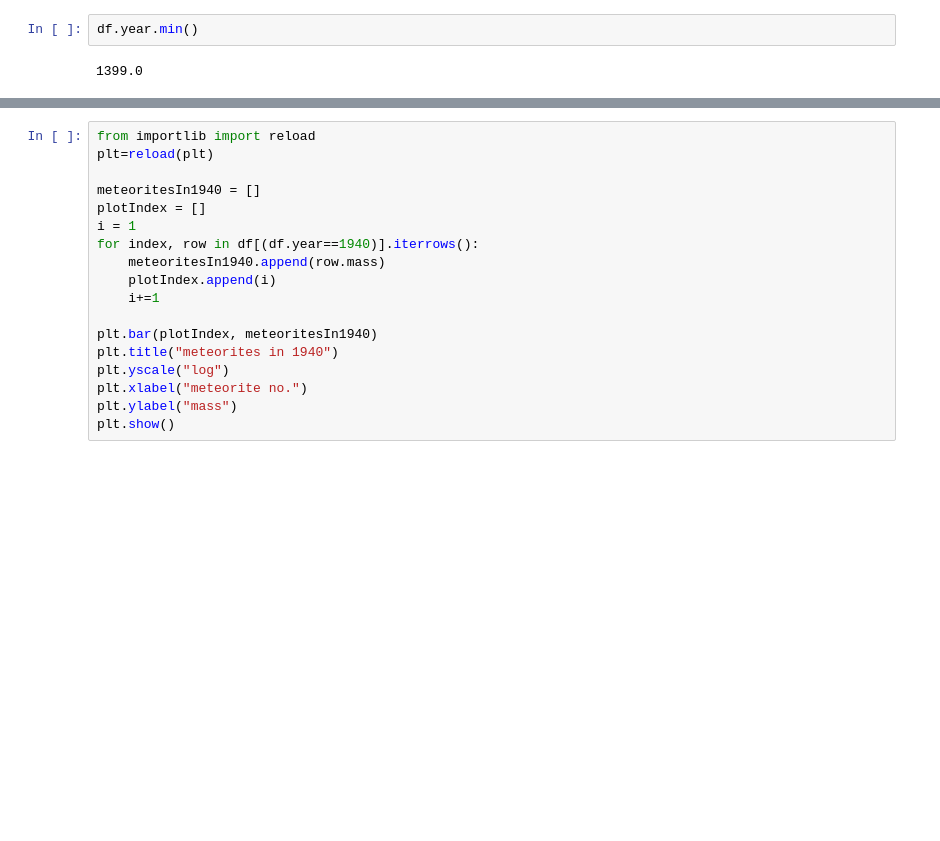
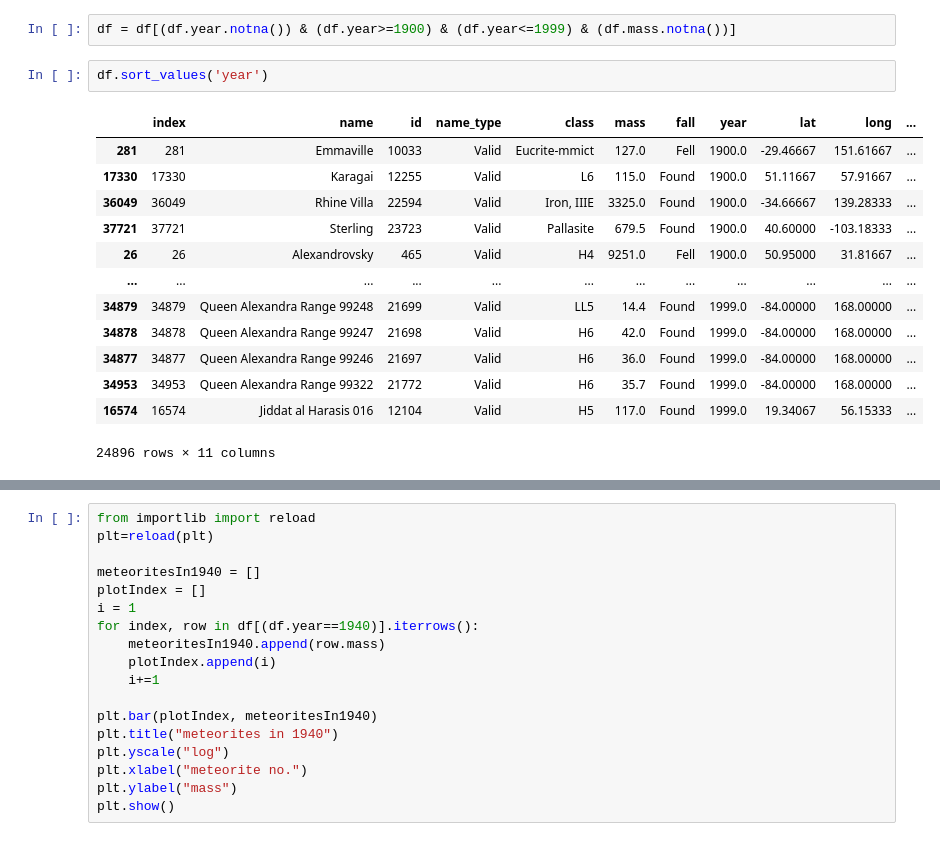
Before and after one commit to lexiestence/lexiestence.github.io, a Jupyter notebook: python/project/experimental.ipynb, the cells around one changed output, grey strips where cells are left out. Cells and saved outputs as stored; diff of their text form; blank space fills up the shorter version.

```diff
--- a/python/project/experimental.ipynb
+++ b/python/project/experimental.ipynb
@@ -17,4 +15,18 @@ df = df.drop(df[df.year<1000].index)
+# %%
+df = df[(df.year.notna()) & (df.year>=1900) & (df.year<=1999) & (df.mass.notna())]
 # %%
-df.year.min()
+df.sort_values('year')
 # %% [output]
+|  | index | name | id | name_type | class | mass | fall | year | lat | long | ... |
+| 281 | 281 | Emmaville | 10033 | Valid | Eucrite-mmict | 127.0 | Fell | 1900.0 | -29.46667 | 151.61667 | ... |
+| 17330 | 17330 | Karagai | 12255 | Valid | L6 | 115.0 | Found | 1900.0 | 51.11667 | 57.91667 | ... |
+| 36049 | 36049 | Rhine Villa | 22594 | Valid | Iron, IIIE | 3325.0 | Found | 1900.0 | -34.66667 | 139.28333 | ... |
+| 37721 | 37721 | Sterling | 23723 | Valid | Pallasite | 679.5 | Found | 1900.0 | 40.60000 | -103.18333 | ... |
+| 26 | 26 | Alexandrovsky | 465 | Valid | H4 | 9251.0 | Fell | 1900.0 | 50.95000 | 31.81667 | ... |
+| ... | ... | ... | ... | ... | ... | ... | ... | ... | ... | ... | ... |
+| 34879 | 34879 | Queen Alexandra Range 99248 | 21699 | Valid | LL5 | 14.4 | Found | 1999.0 | -84.00000 | 168.00000 | ... |
+| 34878 | 34878 | Queen Alexandra Range 99247 | 21698 | Valid | H6 | 42.0 | Found | 1999.0 | -84.00000 | 168.00000 | ... |
+| 34877 | 34877 | Queen Alexandra Range 99246 | 21697 | Valid | H6 | 36.0 | Found | 1999.0 | -84.00000 | 168.00000 | ... |
+| 34953 | 34953 | Queen Alexandra Range 99322 | 21772 | Valid | H6 | 35.7 | Found | 1999.0 | -84.00000 | 168.00000 | ... |
+| 16574 | 16574 | Jiddat al Harasis 016 | 12104 | Valid | H5 | 117.0 | Found | 1999.0 | 19.34067 | 56.15333 | ... |
-1399.0
+24896 rows × 11 columns
```
Also changed, not shown: parts of 11 cells of this notebook, 1 other file.
